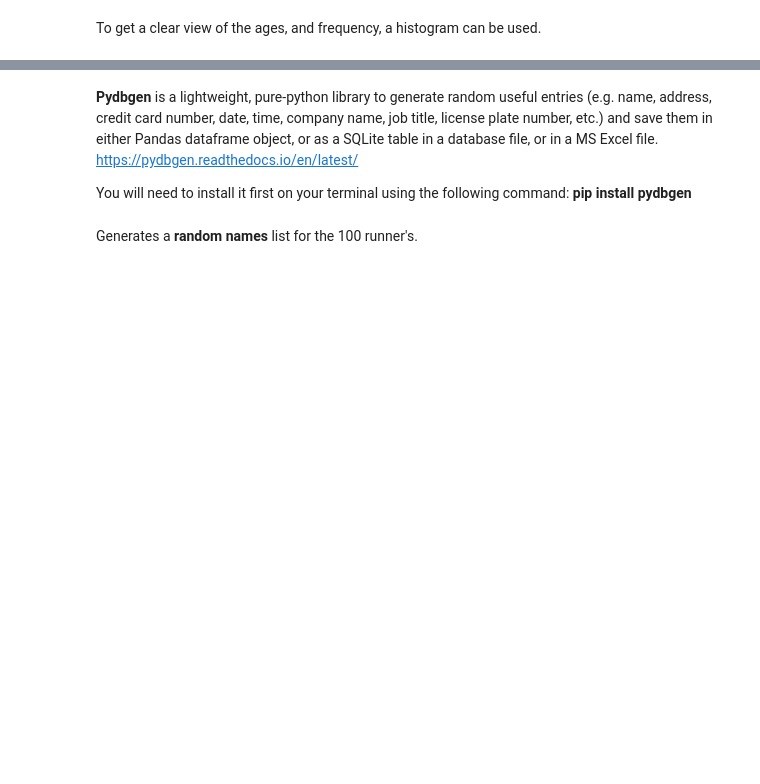
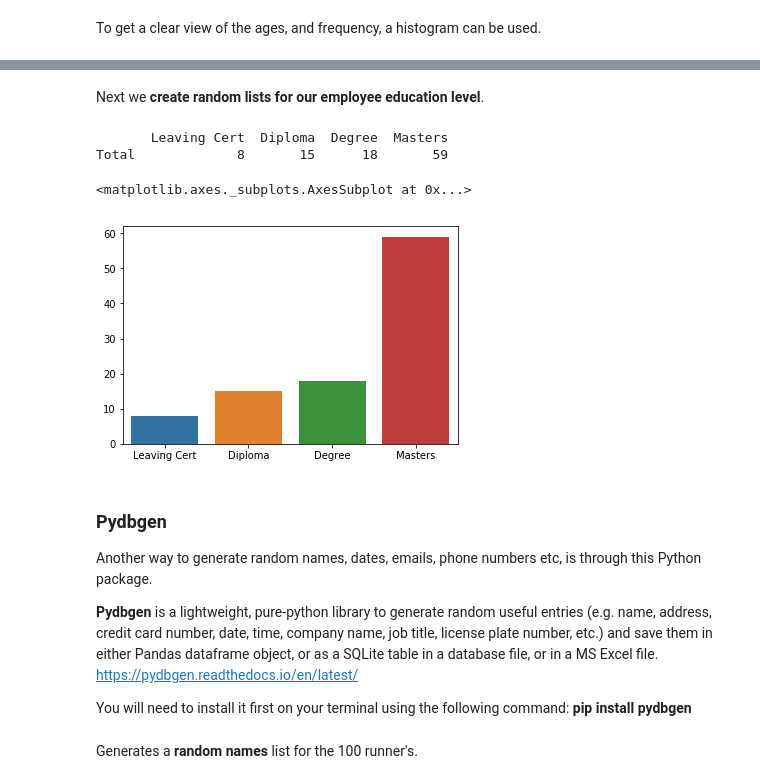
Before and after one commit to daithimarkham/Programming-for-Data-Analysis-Project-2019, a Jupyter notebook: Programming for Data Analysis Project 2019.ipynb, the cells around one changed output, grey strips where cells are left out. Drawn from its saved outputs; the diff is of its cells as text; code cells hidden in the pictures; blank space fills up the shorter version.

Commit message:
Created df's for gender and education.

```diff
--- a/Programming for Data Analysis Project 2019.ipynb
+++ b/Programming for Data Analysis Project 2019.ipynb
@@ -105,0 +146,22 @@ plt.show() # Displays the plot.
+# %% [markdown]
+Next we **create random lists for our employee education level**.
+# %%
+Education_level = (["Leaving Cert", "Diploma", "Degree", "Masters"]) # This will create your list for education levels.
+
+# Assign 25 variables from education to four education levels and create a dataframe for these values.
+df2 = pd.DataFrame(np.random.multinomial(100,[4/25.]*4, size=1))
+
+# Constructs a Pandas DataFrame with the department names as column headers
+df2.columns = (["Leaving Cert", "Diploma", "Degree", "Masters"])
+
+df2.index = (["Total"]) # Label the index of the DataFrame as Total.
+
+print (df2) # Displays DataFrame
+# %% [output]
+       Leaving Cert  Diploma  Degree  Masters
+Total             8       15      18       59
+# %%
+sns.barplot(data=df2)
+# %% [output]
+<matplotlib.axes._subplots.AxesSubplot at 0x...>
+[figure, added]
@@ -106,4 +180,8 @@ plt.show() # Displays the plot.
 # %% [markdown]
+### Pydbgen
+
+Another way to generate random names, dates, emails, phone numbers etc, is through this Python package.
+
 **Pydbgen** is a lightweight, pure-python library to generate random useful entries (e.g. name, address, credit card number, date, time, company name, job title, license plate number, etc.) and save them in either Pandas dataframe object, or as a SQLite table in a database file, or in a MS Excel file. https://pydbgen.readthedocs.io/en/latest/
 
 You will need to install it first on your terminal using the following command: **pip install pydbgen**
```
Also changed, not shown: parts of 12 cells of this notebook.
